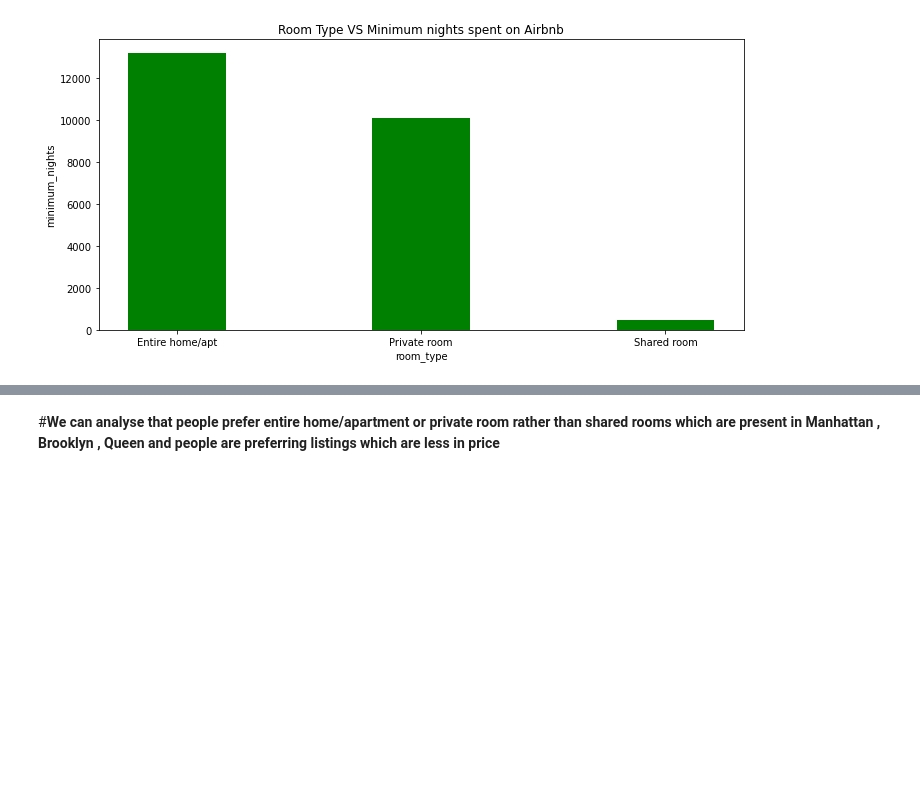
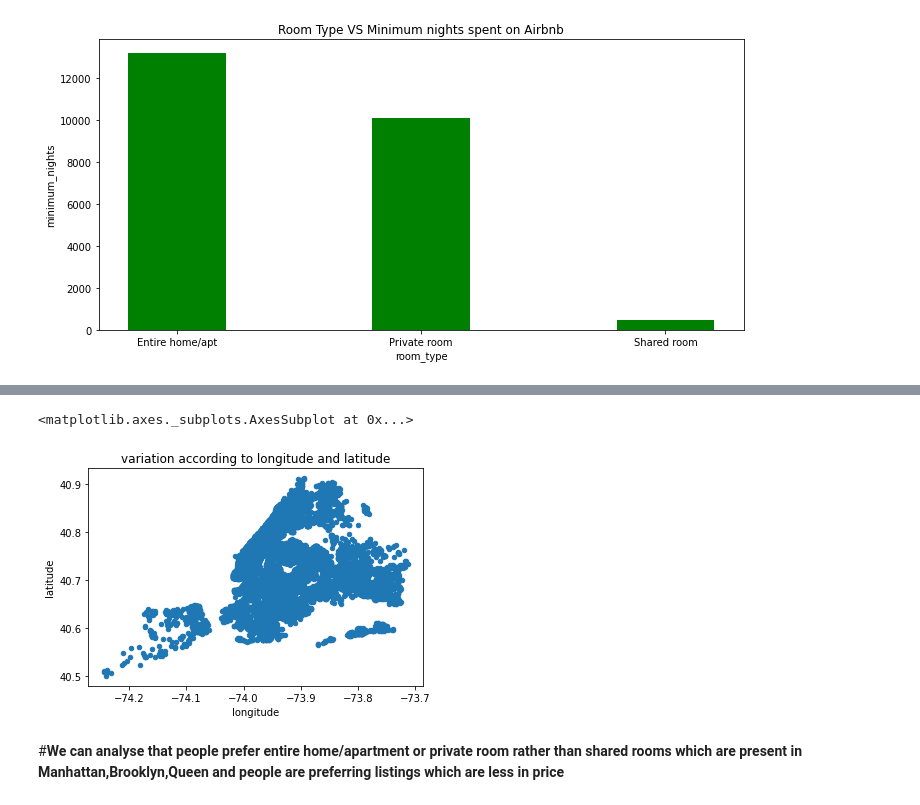
Before and after one commit to KartikKumar7070/Airbnb-Dataset, a Jupyter notebook: Airbnb_Bookings_Analysis_Capstone_Project.ipynb, the cells around one changed output, grey strips where cells are left out. Saved outputs shown, nothing was run; the diff lists cells and outputs as text; code cells hidden in the pictures; blank space fills up the shorter version.

```diff
--- a/Airbnb_Bookings_Analysis_Capstone_Project.ipynb
+++ b/Airbnb_Bookings_Analysis_Capstone_Project.ipynb
@@ -368,0 +366,3 @@ plt.show()
+# %%
+#analysing the neighbourhood group with respect to latitude and longitude
+df_geo = new_df.groupby(['longitude','latitude'])['neighbourhood_group'].count().reset_index().sort_values(by='neighbourhood_group',ascending=False)
@@ -369,2 +385,7 @@ plt.show()
+# %%
+df_geo.plot.scatter(x='longitude',y='latitude',title='variation according to longitude and latitude')
+# %% [output]
+<matplotlib.axes._subplots.AxesSubplot at 0x...>
+[figure, added]
 # %% [markdown]
-#**We can analyse that people prefer entire home/apartment or private room rather than shared rooms which are present in Manhattan , Brooklyn , Queen and people are preferring listings which are less in price**
+#**We can analyse that people prefer entire home/apartment or private room rather than shared rooms which are present in Manhattan,Brooklyn,Queen and people are preferring listings which are less in price**
```
Also changed, not shown: parts of 23 cells of this notebook.
